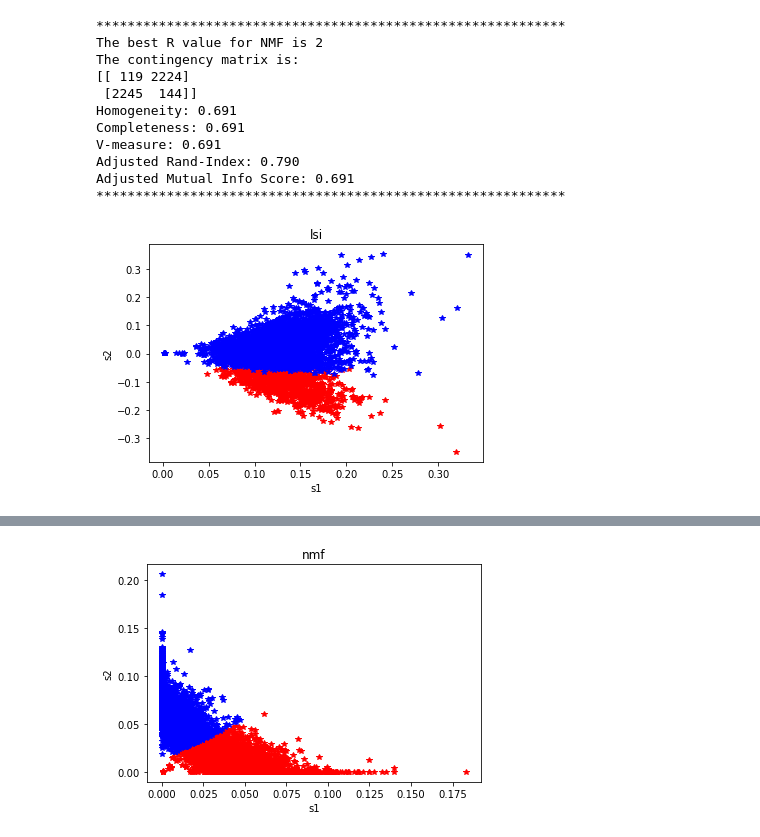
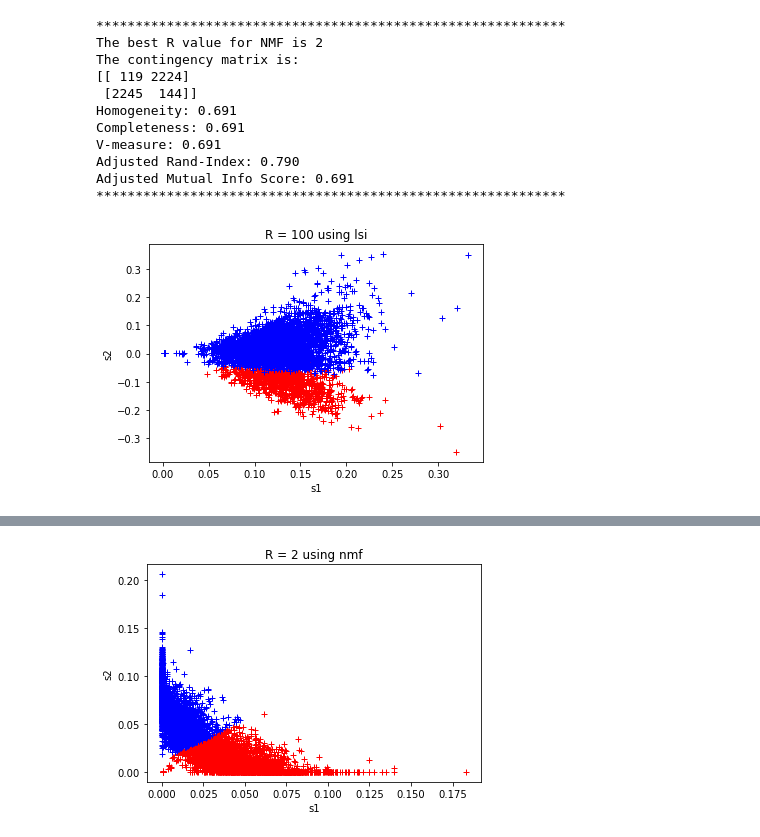
Before and after one commit to popo0293/EE219Project2, a Jupyter notebook: project2.ipynb, the cells around one changed output, grey strips where cells are left out. Cells and saved outputs as stored; diff of their text form; code cells hidden in the pictures.

```diff
--- a/project2.ipynb
+++ b/project2.ipynb
@@ -25,7 +25,7 @@ import itertools
 from sklearn.cluster import KMeans
 from sklearn.metrics.cluster import *
 
-from sklearn.preprocessing import Normalizer
+from sklearn.preprocessing import Normalizer, FunctionTransformer, scale
 from sklearn.pipeline import make_pipeline
 
 '''
@@ -63,7 +63,7 @@ def doTFIDF(data, mindf):
 
 
 def cluster_kmean(data, n):
-    km = KMeans(n_clusters=n, max_iter=100, n_init=2, verbose=False).fit(data)
+    km = KMeans(n_clusters=n, max_iter=100, n_init=10, verbose=False).fit(data)
     pred = km.predict(data)
     return pred
 
@@ -373,39 +373,82 @@ Adjusted Mutual Info Score: 0.691
 # %%
 logging.info("Problem 4")
 start = timer()
 
-# plot best LSI result
+# plot best LSI and NMF result
 
-def plot_cluster_2D(r, reduct_method):
+def plot_cluster_2D(r, reduct_method, norm=False, log_bf=False, log_af=False, report_stat=False):
     if r < 2:
         logging.warning("Cannot plot. Dimension smaller than 2.")
         return
 
     if reduct_method is 'lsi':
+        if log_bf or log_af:
+            logging.warning("Cannot apply log to lsi.")
+            return
         reduct = TruncatedSVD(n_components=r, random_state=None)
     elif reduct_method is 'nmf':
         reduct = NMF(n_components=r)
     else:
         logging.warning("Cannot plot. Unknown dimensionality reduction method.")
         return
 
-    X_train_svd = reduct.fit_transform(X_train_tfidf)
-    kmeans = cluster_kmean(X_train_svd, 2)
+    '''
+    if norm:
+        normalizer = Normalizer(copy=False)
+        if log_bf:
+            log_trans = FunctionTransformer(np.log1p)
+            pipeline = make_pipeline(reduct, log_trans, normalizer)
+        else:
+            pipeline = make_pipeline(reduct, normalizer)
+        X_train_svd = pipeline.fit_transform(X_train_tfidf)
+    else:
+        X_train_svd = reduct.fit_transform(X_train_tfidf)
+    '''
+    if norm:
+        if log_bf:
+            log_trans_bf = FunctionTransformer(np.log1p)
+            pipeline = make_pipeline(reduct, log_trans_bf)
+            X_train_not_norm = pipeline.fit_transform(X_train_tfidf)
+        else:
+            X_train_not_norm = reduct.fit_transform(X_train_tfidf)
 
-    x1 = X_train_svd[kmeans == 0][:, 0]
-    y1 = X_train_svd[kmeans == 0][:, 1]
-    x2 = X_train_svd[kmeans == 1][:, 0]
-    y2 = X_train_svd[kmeans == 1][:, 1]
+        X_train_svd = scale(X_train_not_norm)
+    else:
+        X_train_svd = reduct.fit_transform(X_train_tfidf)
 
-    plt.plot(x1, y1, 'r*')
-    plt.plot(x2, y2, 'b*')
-    plt.title(reduct_method)
+    if log_af:
+        log_trans_af = FunctionTransformer(np.log1p)
+        matrix_min = np.amin(X_train_svd)
+        X_train_km = np.nan_to_num(log_trans_af.fit_transform(X_train_svd-matrix_min))
+    else:
+        X_train_km = X_train_svd
+
+    kmeans = cluster_kmean(X_train_km, 2)
+
+    x1 = X_train_km[kmeans == 0][:, 0]
+    y1 = X_train_km[kmeans == 0][:, 1]
+    x2 = X_train_km[kmeans == 1][:, 0]
+    y2 = X_train_km[kmeans == 1][:, 1]
+
+    plt.plot(x1, y1, 'r+')
+    plt.plot(x2, y2, 'b+')
+    title = "R = %d using " % r + reduct_method \
+            + (" and logarithmic transformation" if log_bf else '')\
+            + (" and normalization" if norm else '') \
+            + (" and logarithmic transformation" if log_af else '')
+    plt.title(title)
     plt.xlabel('s1')
     plt.ylabel('s2')
     plt.show()
 
+    if report_stat:
+        result = report_stats(train_label, kmeans, CAT, display=False, msg=title)
+        print("-  "*10)
+        print("The contingency matrix is: ")
+        print(result[0])
 
-plot_cluster_2D(r[bi_lsi], reduct_method='lsi')
-plot_cluster_2D(r[bi_nmf], reduct_method='nmf')
+
+plot_cluster_2D(r[bi_lsi], reduct_method='lsi', report_stat=True)
+plot_cluster_2D(r[bi_nmf], reduct_method='nmf', report_stat=True)
 # %% [output]
-[figure, old version]
+[figure, new version]
@@ -412 +465 @@ plot_cluster_2D(r[bi_nmf], reduct_method='nmf')
-[figure, old version]
+[figure, new version]
```
Also changed, not shown: parts of 4 cells of this notebook, 1 other file.
